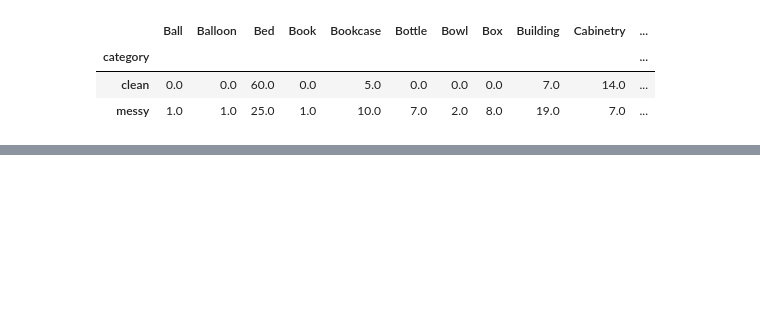
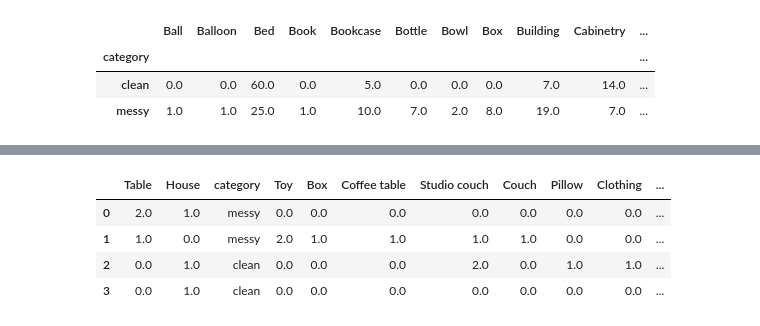
Before and after one commit to UMass-Rescue/object_summary, a Jupyter notebook: Object Summary Example.ipynb, the cells around one changed output, grey strips where cells are left out. Cells and saved outputs as stored; diff of their text form; code cells hidden in the pictures; blank space fills up the shorter version.

```diff
--- a/Object Summary Example.ipynb
+++ b/Object Summary Example.ipynb
@@ -148,0 +151,2 @@ get_counts_df(all_res)
+# %%
+db = TinyDB('out/messy_or_clean/sample/res_db.json')
@@ -148,0 +173,9 @@ get_counts_df(all_res)
+# %%
+df = objects_in_categories_df(db.all())
+df
+# %% [output]
+|  | Table | House | category | Toy | Box | Coffee table | Studio couch | Couch | Pillow | Clothing | ... |
+| 0 | 2.0 | 1.0 | messy | 0.0 | 0.0 | 0.0 | 0.0 | 0.0 | 0.0 | 0.0 | ... |
+| 1 | 1.0 | 0.0 | messy | 2.0 | 1.0 | 1.0 | 1.0 | 1.0 | 0.0 | 0.0 | ... |
+| 2 | 0.0 | 1.0 | clean | 0.0 | 0.0 | 0.0 | 2.0 | 0.0 | 1.0 | 1.0 | ... |
+| 3 | 0.0 | 1.0 | clean | 0.0 | 0.0 | 0.0 | 0.0 | 0.0 | 0.0 | 0.0 | ... |
```
Also changed, not shown: parts of 4 cells of this notebook, 2 other files.
